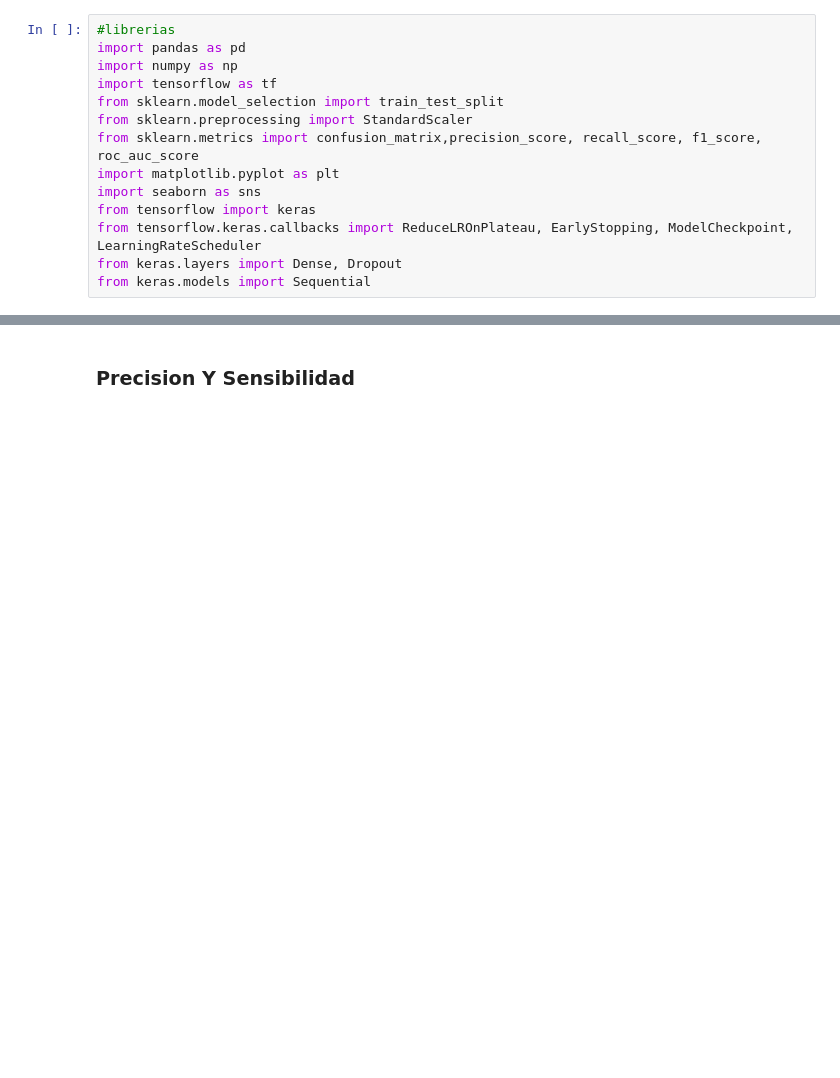
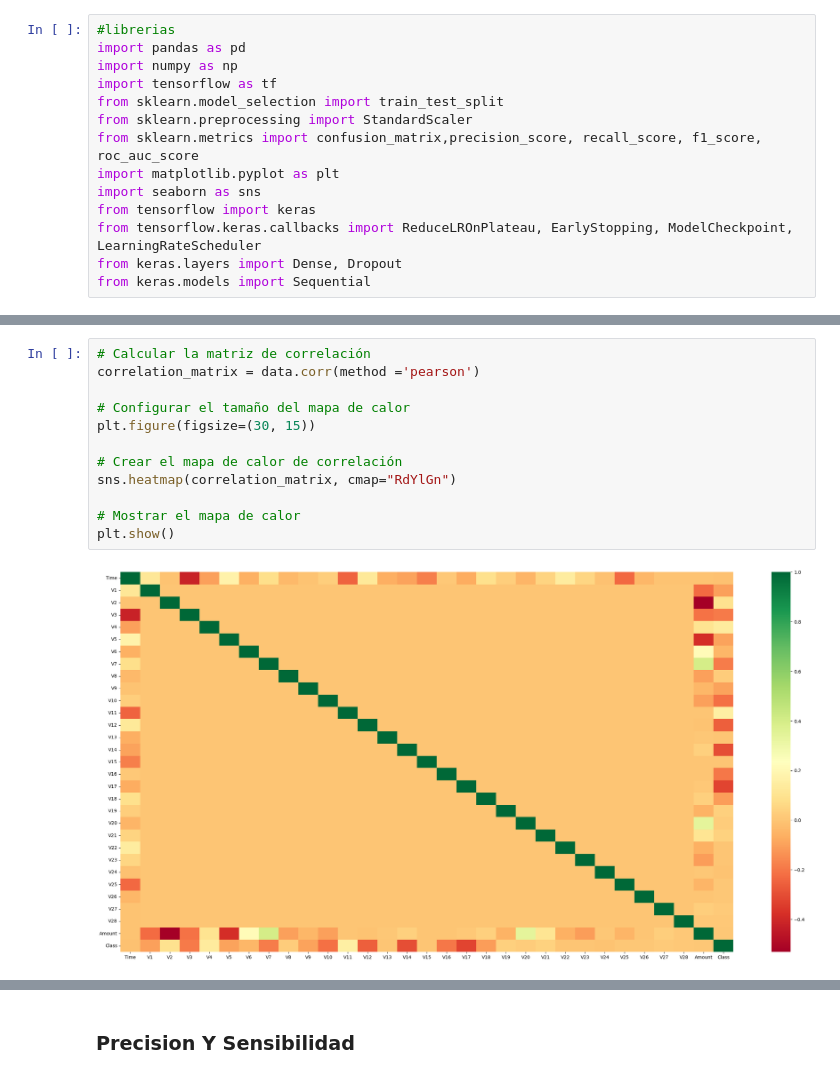
Before and after one commit to NNN105/ML_III, a Jupyter notebook: NNN105_Detección de fraudes con tarjetas de crédito_Clase_I_II.ipynb, the cells around one changed output, grey strips where cells are left out. Drawn from its saved outputs; the diff is of its cells as text; blank space fills up the shorter version.

```diff
--- a/NNN105_Detección de fraudes con tarjetas de crédito_Clase_I_II.ipynb
+++ b/NNN105_Detección de fraudes con tarjetas de crédito_Clase_I_II.ipynb
@@ -72 +84,15 @@ Name: Class, dtype: int64
 [figure]
+# %%
+# Calcular la matriz de correlación
+correlation_matrix = data.corr(method ='pearson')
+
+# Configurar el tamaño del mapa de calor
+plt.figure(figsize=(30, 15))
+
+# Crear el mapa de calor de correlación
+sns.heatmap(correlation_matrix, cmap="RdYlGn")
+
+# Mostrar el mapa de calor
+plt.show()
+# %% [output]
+[figure, added]
```
Also changed, not shown: parts of 9 cells of this notebook.
